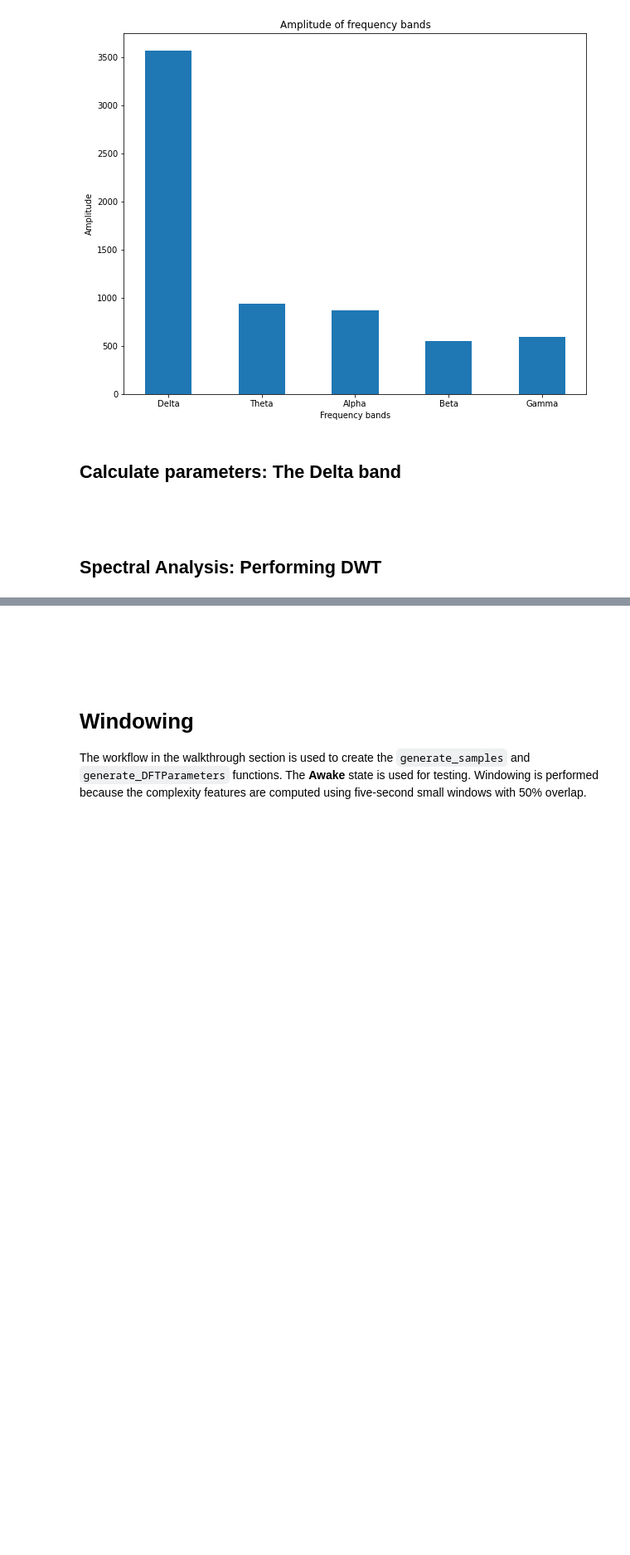
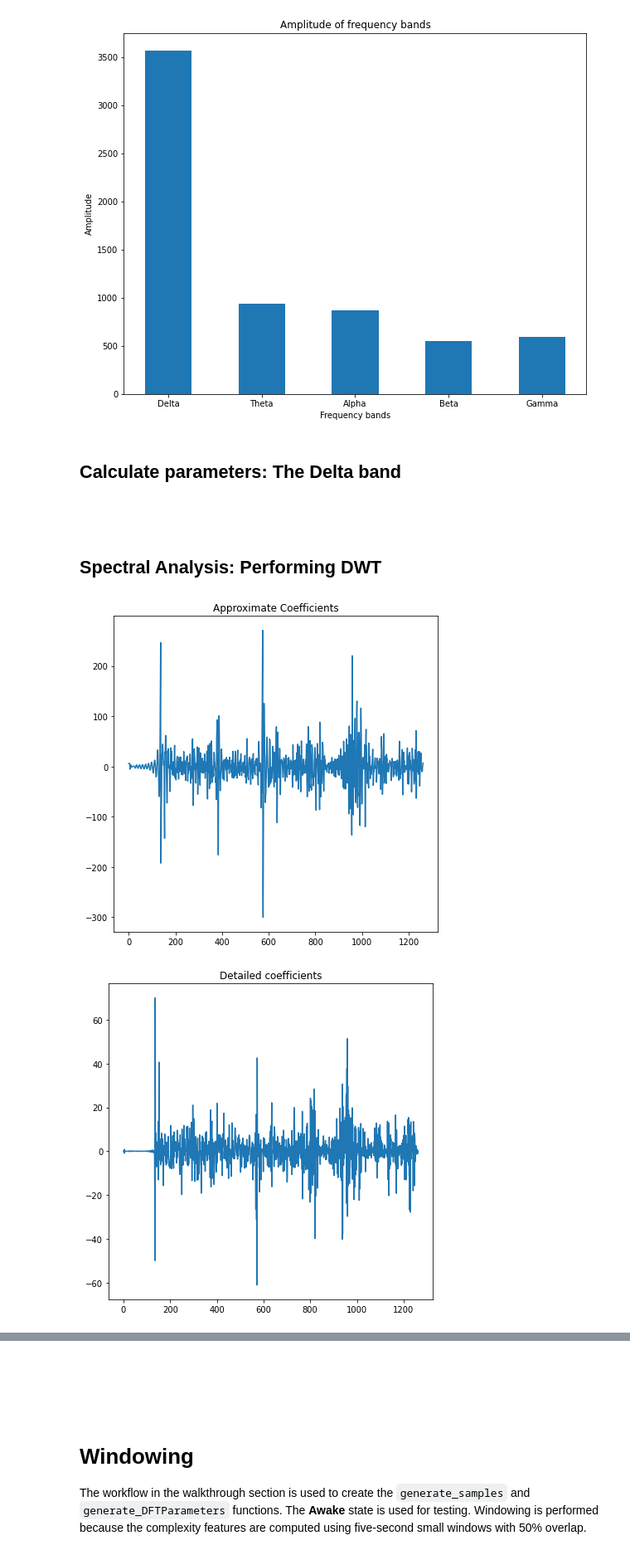
Before and after one commit to RashidCodes/EEG-Analysis, a Jupyter notebook: Research Methodology.ipynb, the cells around one changed output, grey strips where cells are left out. Shown at 83% size. Drawn from its saved outputs; the diff is of its cells as text; code cells hidden in the pictures; blank space fills up the shorter version.

```diff
--- a/Research Methodology.ipynb
+++ b/Research Methodology.ipynb
@@ -157,0 +165,13 @@ median_crossing_indices = len(median_crossing_indices)
+# %%
+for idx, freq in enumerate(data):
+    title = "Approximate Coefficients"
+    if idx != 0:
+        title = "Detailed coefficients"
+
+    figure = plt.figure(figsize=(7, 7))
+    plt.title(title)
+    plt.plot(freq)
+    plt.show()
+# %% [output]
+[figure, added]
+[figure, added]
```
Also changed, not shown: parts of 12 cells of this notebook.
